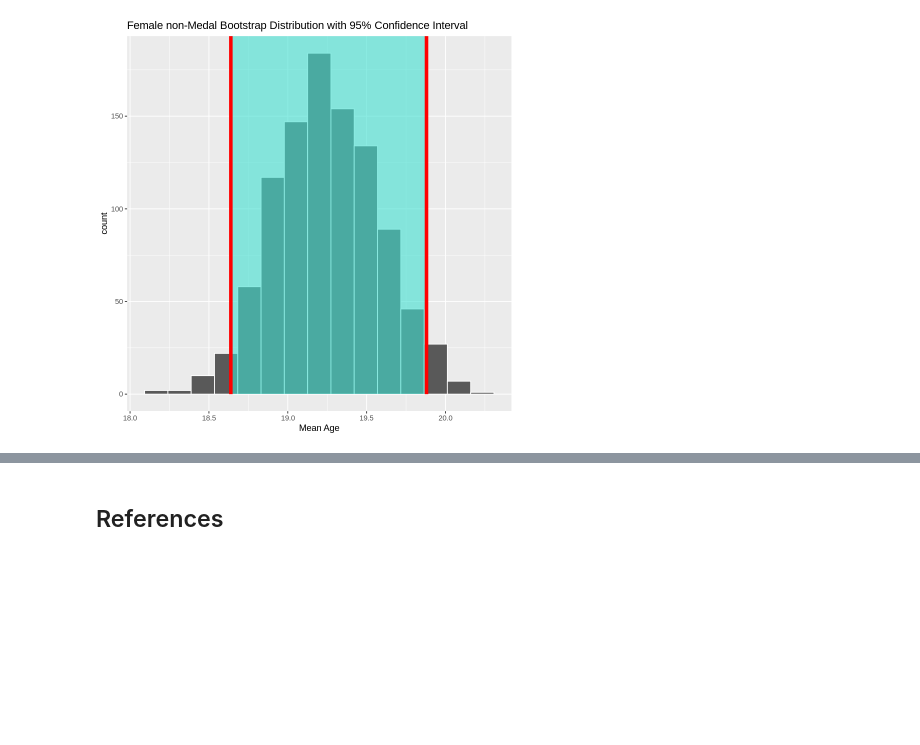
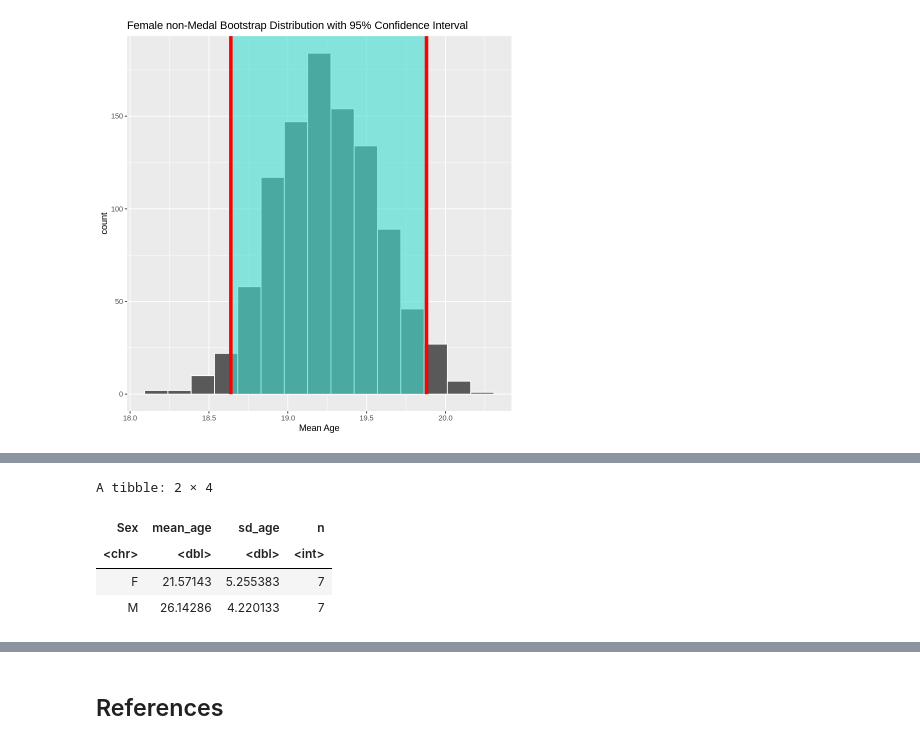
Before and after one commit to aryanballani/STAT201_group20, a Jupyter notebook: FinalReport.ipynb, the cells around one changed output, grey strips where cells are left out. Saved outputs shown, nothing was run; the diff lists cells and outputs as text; code cells hidden in the pictures; blank space fills up the shorter version.

```diff
--- a/FinalReport.ipynb
+++ b/FinalReport.ipynb
@@ -385,0 +393,16 @@ female_non_medal_vis
+# %%
+# making a dataframe with all the necesaary info for test statistic from the sample above
+gymnast_winners_summary <- gymnast_sample |>
+                        filter(!is.na(Medal)) |>
+                        select(-Medal) |>
+                        group_by(Sex) |>
+                        summarise(mean_age = mean(Age),
+                                  sd_age = sd(Age),
+                                  n = n())
+gymnast_winners_summary
+# %% [output]
+A tibble: 2 × 4
+| Sex | mean_age | sd_age | n |
+| <chr> | <dbl> | <dbl> | <int> |
+| F | 21.57143 | 5.255383 | 7 |
+| M | 26.14286 | 4.220133 | 7 |
```
Also changed, not shown: parts of 17 cells of this notebook.
